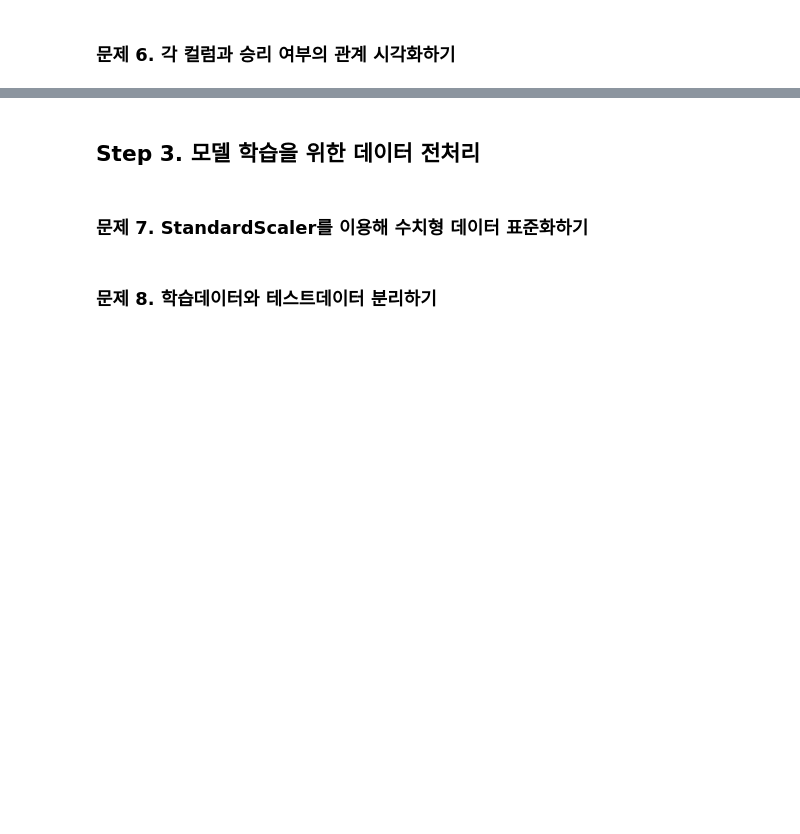
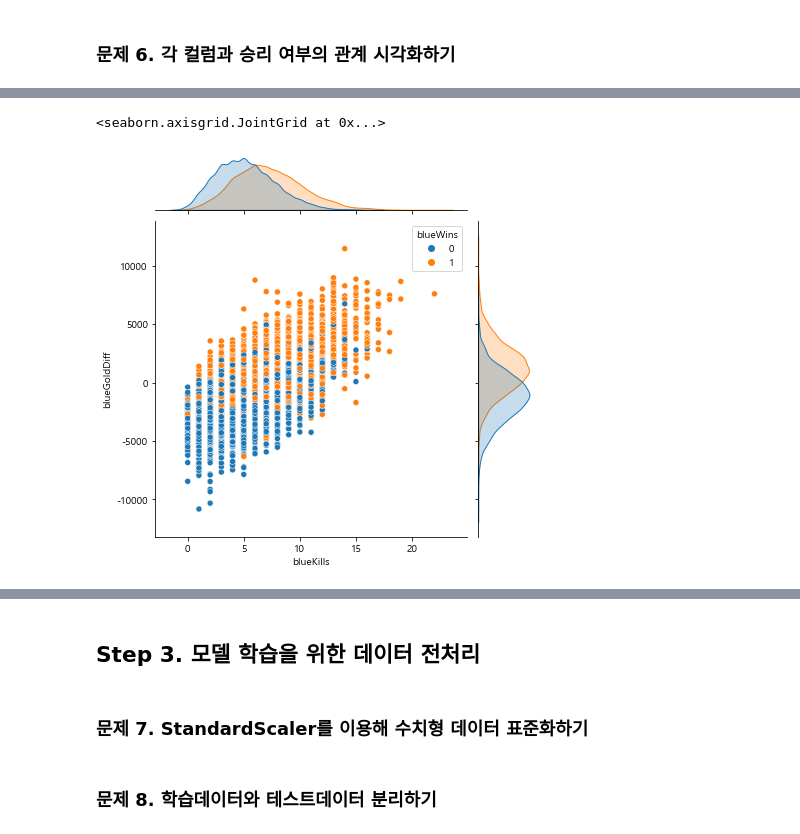
Before and after one commit to LEEHM97/machine-learning-exercises, a Jupyter notebook: 12.리그오브레전드 승리/리그 오브 레전드의 승리 공식.ipynb, the cells around one changed output, grey strips where cells are left out. Cells and saved outputs as stored; diff of their text form; code cells hidden in the pictures; blank space fills up the shorter version.

```diff
--- a/12.리그오브레전드 승리/리그 오브 레전드의 승리 공식.ipynb
+++ b/12.리그오브레전드 승리/리그 오브 레전드의 승리 공식.ipynb
@@ -108,0 +176,7 @@ df.head()
+# %%
+# 상관관계가 많이 높진 않아 두 컬럼 모두 사용해도 좋을 것 같다.
+
+sns.jointplot(x='blueKills', y='blueGoldDiff', data=df, hue='blueWins')
+# %% [output]
+<seaborn.axisgrid.JointGrid at 0x...>
+[figure, added]
```
Also changed, not shown: parts of 14 cells of this notebook.
